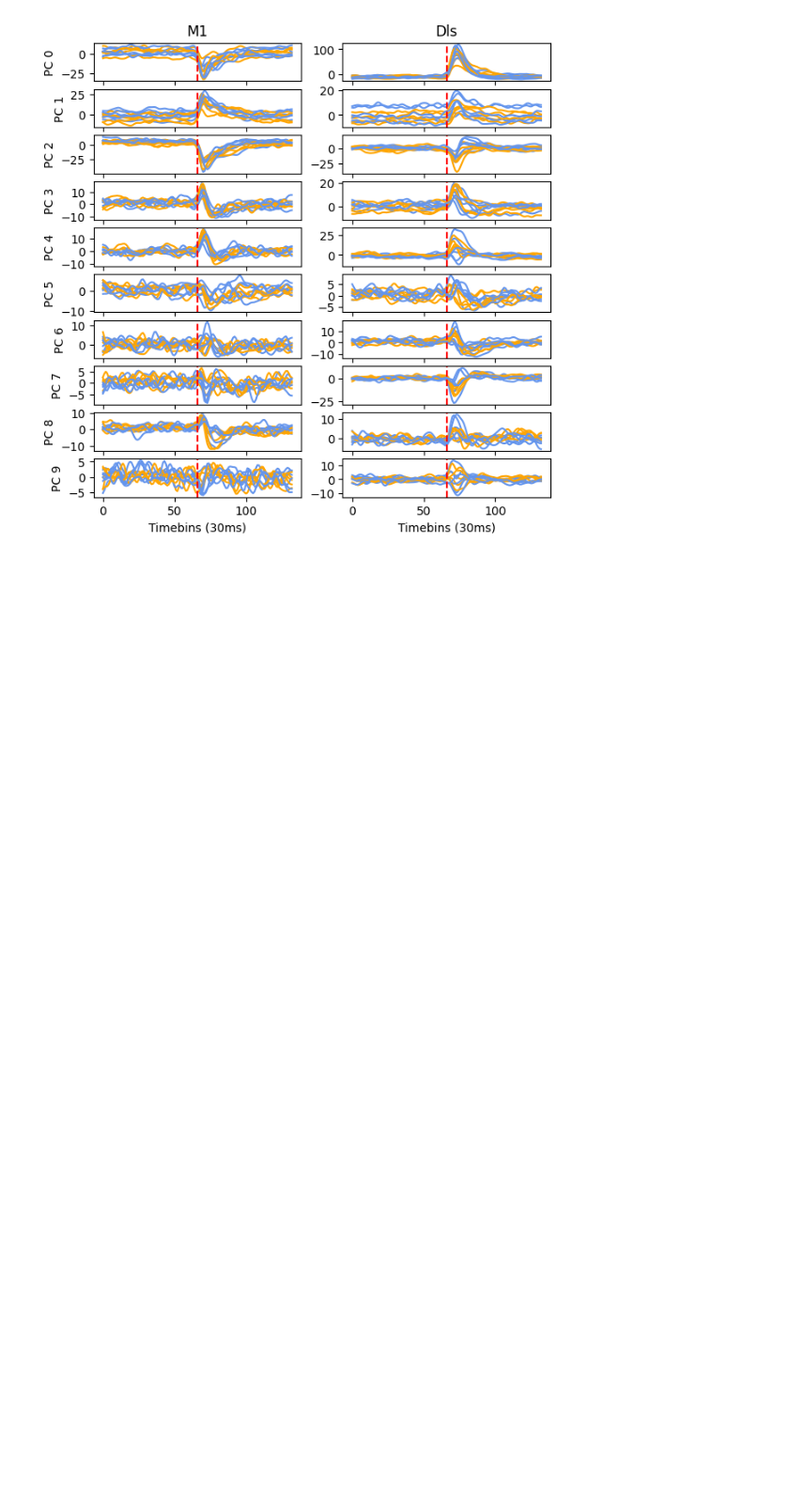
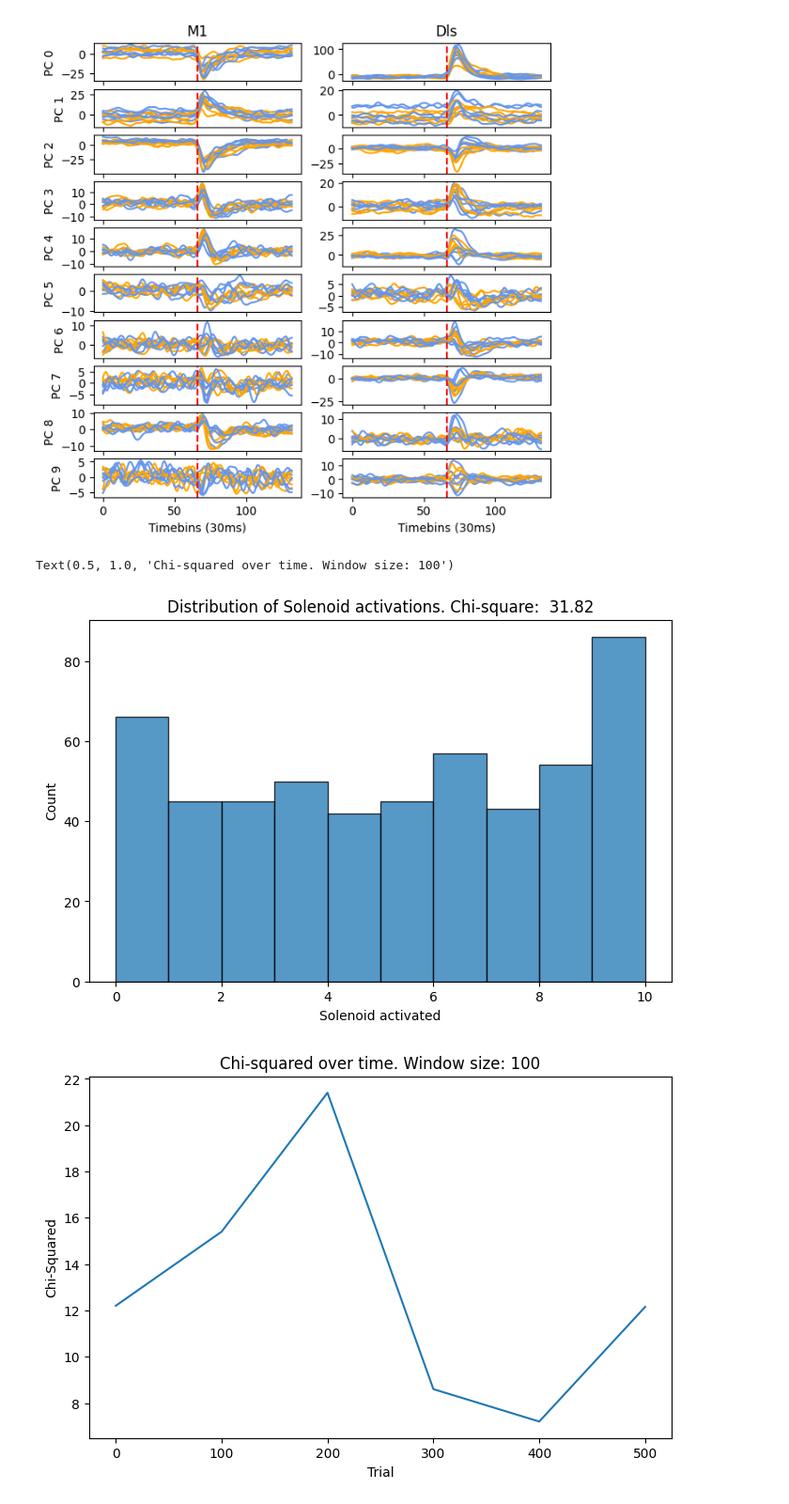
Before and after one commit to martinesparza/earthquake-analysis, a Jupyter notebook: notebooks/M044_2024_12_04_09_30_martin.ipynb, the cells around one changed output. Shown at 94% size. Drawn from its saved outputs; the diff is of its cells as text; code cells hidden in the pictures; blank space fills up the shorter version.

Commit message:
added PR plot

```diff
--- a/notebooks/M044_2024_12_04_09_30_martin.ipynb
+++ b/notebooks/M044_2024_12_04_09_30_martin.ipynb
@@ -607,3 +607,65 @@ for col, area in enumerate(areas):
 plt.show()
 # %% [output]
 [figure]
+# %%
+def histogram_deviation(data, num_bins=10):
+    """
+    Computes the deviation of a histogram from being perfectly homogeneous.
+
+    Parameters:
+        data (list or np.array): The data points to be histogrammed.
+        num_bins (int): Number of bins in the histogram.
+
+    Returns:
+        dict: Contains Chi-Square Statistic and Mean Absolute Deviation (MAD).
+    """
+    # Compute histogram
+    hist, bin_edges = np.histogram(data, bins=num_bins)
+
+    # Expected frequency for uniform distribution
+    expected_freq = len(data) / num_bins
+
+    # Compute Chi-Square Statistic
+    chi_square_stat = np.sum(((hist - expected_freq) ** 2) / expected_freq)
+    return chi_square_stat
+
+
+df_trials = pyal.select_trials(df_, df.trial_name == "trial")
+
+
+plt.figure(figsize=(8, 5))
+plt.hist(df_trials['values_Sol_direction'].values, edgecolor='black', alpha=0.75)
+
+# Labels and title
+plt.xlabel('Solenoid activated')
+plt.ylabel('Count')
+chi_square_stat = histogram_deviation(df_trials['values_Sol_direction'].values)
+plt.title(f'Distribution of Solenoid activations. Chi-square: {chi_square_stat: .2f}')
+
+chi_over_time = []
+window_size = 100  # 5 minutes, 75 4s trials
+window_starts = np.arange(0, len(df_trials), step=window_size)
+for window_start in window_starts:
+    df_tmp = df_trials[window_start: window_start + window_size]
+    data = df_tmp['values_Sol_direction'].values
+    chi_over_time.append(histogram_deviation(data))
+
+    # plt.figure(figsize=(8, 5))
+    # plt.hist(data, edgecolor='black', alpha=0.75)
+
+    # # Labels and title
+    # plt.xlabel('Solenoid activated')
+    # plt.ylabel('Count')
+    # chi_square_stat = histogram_deviation(data)
+    # plt.title(f'Distribution of Solenoid activations. Chi-square: {chi_square_stat: .2f}')
+
+plt.figure(figsize=(8, 5))
+plt.plot(window_starts, chi_over_time)
+# Labels and title
+plt.xlabel('Trial')
+plt.ylabel('Chi-Squared')
+plt.title(f'Chi-squared over time. Window size: {window_size}')
+# %% [output]
+Text(0.5, 1.0, 'Chi-squared over time. Window size: 100')
+[figure, added]
+[figure, added]
```
Also changed, not shown: parts of 1 cell of this notebook, 1 other file.
